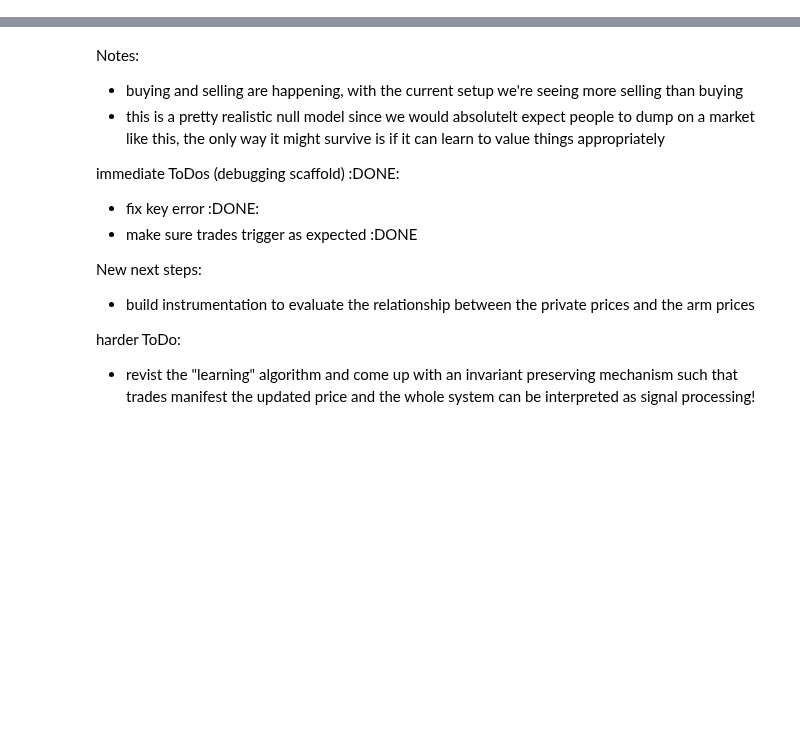
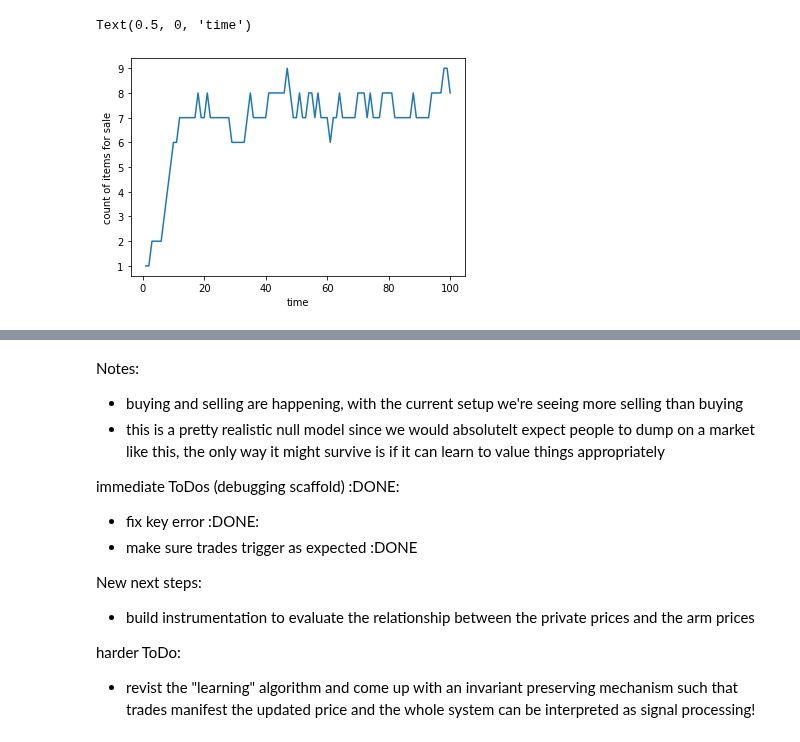
Before and after one commit to BlockScience/arm-basic-research, a Jupyter notebook: experiment.ipynb, the cells around one changed output, grey strips where cells are left out. Drawn from its saved outputs; the diff is of its cells as text; code cells hidden in the pictures; blank space fills up the shorter version.

```diff
--- a/experiment.ipynb
+++ b/experiment.ipynb
@@ -53,3 +53,10 @@ plt.plot(df.index, df.reserve)
+# %%
+plt.plot(df.timestep, df['items'].apply(lambda x: len([x[k] for k in x if x[k].for_sale ])))
+plt.ylabel("count of items for sale")
+plt.xlabel("time")
+# %% [output]
+Text(0.5, 0, 'time')
+[figure, added]
 # %%
 attr= [i.attributes for i in df.iloc[-1]['items'].values()]
 model = df.iloc[-1]['model']
```
Also changed, not shown: parts of 7 cells of this notebook, 2 other files.
